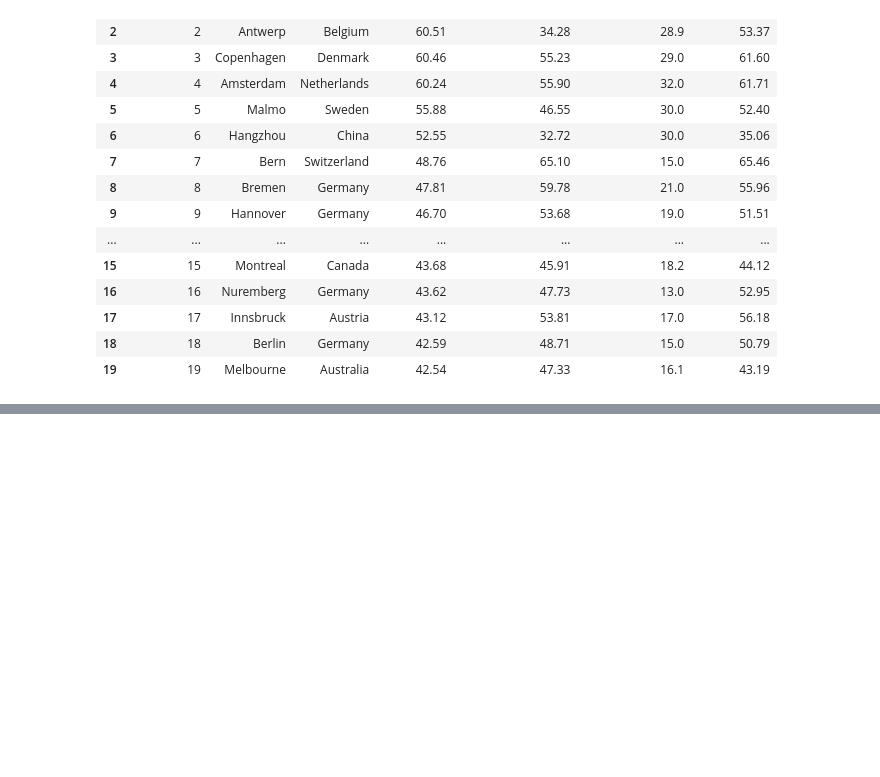
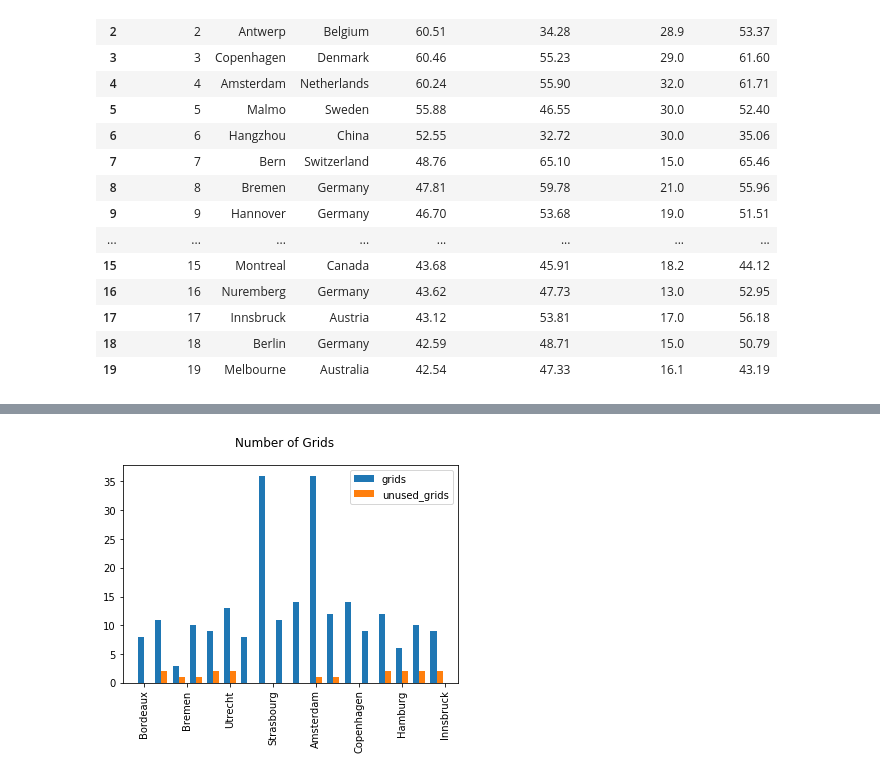
Before and after one commit to DchemistRae/Bikeability_calculator, a Jupyter notebook: result_analysis.ipynb, the cells around one changed output, grey strips where cells are left out. Saved outputs shown, nothing was run; the diff lists cells and outputs as text; code cells hidden in the pictures; blank space fills up the shorter version.

```diff
--- a/result_analysis.ipynb
+++ b/result_analysis.ipynb
@@ -88,0 +109,13 @@ NameError: name 'df' is not defined
+# %%
+import numpy as np
+x = np.arange(len(df))
+width = 0.35
+fig, ax = plt.subplots()
+fig.suptitle('Number of Grids')
+ax1 = ax.bar(x - width/2, df['grids'], width, label='grids')
+ax2 = ax.bar(x + width/2, df['unused_grids'], width, label='unused_grids')
+ax.legend()
+ax.set_xticklabels(df['city'], rotation = 90)
+plt.show()
+# %% [output]
+[figure, added]
```
Also changed, not shown: parts of 6 cells of this notebook.
